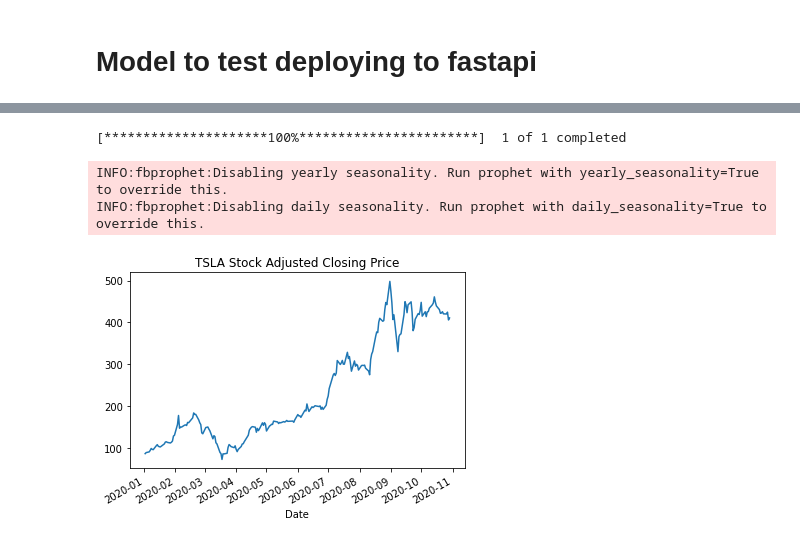
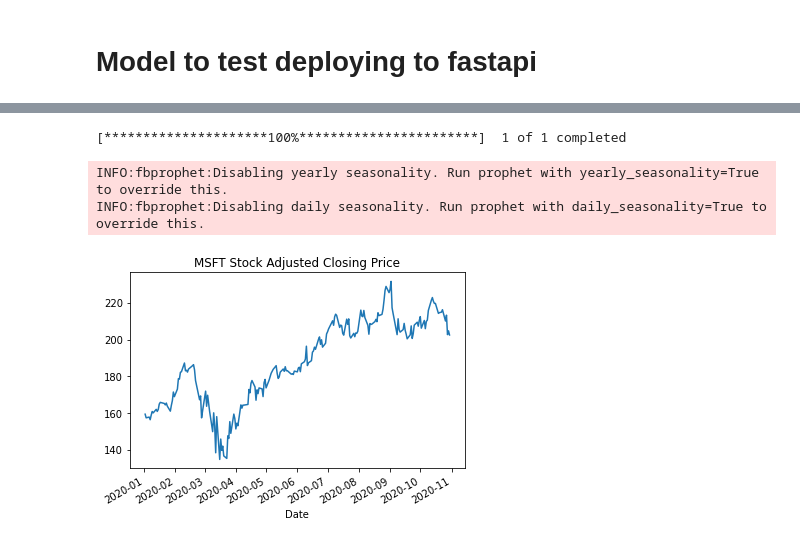
Before and after one commit to RichardBoulet/FastAPI_Test, a Jupyter notebook: api_model.ipynb, the cells around one changed output, grey strips where cells are left out. Drawn from its saved outputs; the diff is of its cells as text; code cells hidden in the pictures.

```diff
--- a/api_model.ipynb
+++ b/api_model.ipynb
@@ -20,7 +22,7 @@ TODAY = dt.date.today()
 # Training function for tickers
 
 
-def train(ticker):
+def train(ticker = 'MSFT'):
 
     # Need conditional try/except here for impossible ticker????
     # Also look at dynamic date range up to a few yrs?? Need to time runs with large datasets
@@ -42,12 +44,12 @@ def train(ticker):
 
     joblib.dump(model, Path(DIR).joinpath(f"{ticker}.joblib"))
 # %%
-train('TSLA')
+train()
 # %% [output]
 [*********************100%***********************]  1 of 1 completed
 INFO:fbprophet:Disabling yearly seasonality. Run prophet with yearly_seasonality=True to override this.
 INFO:fbprophet:Disabling daily seasonality. Run prophet with daily_seasonality=True to override this.
-[figure, old version]
+[figure, new version]
 # %%
 # Prediction function
 
```
Also changed, not shown: parts of 4 cells of this notebook, 3 other files.
